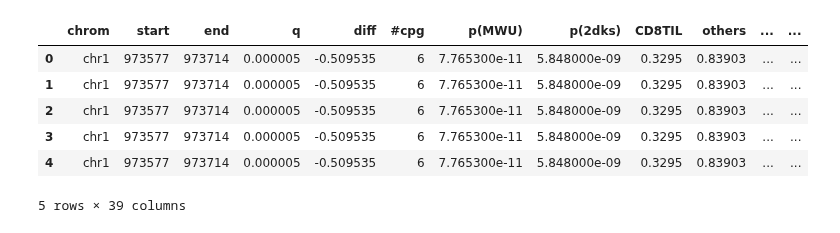
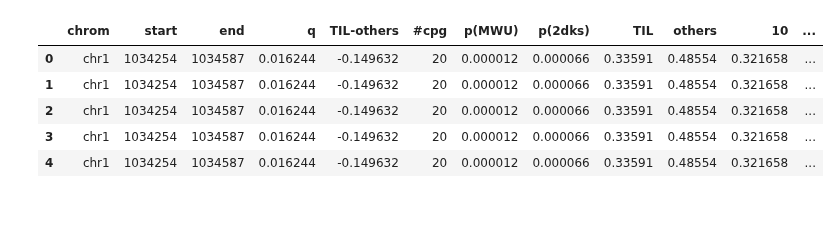
Before and after one commit to Irfanwustl/Research_code, a Jupyter notebook: preproecess_for_sig_input/notmeteline/efficientnahandle/pipe/diagnosis_ofDMRs/statplots/differentregion/differentRegion.ipynb, the cells around one changed output. Saved outputs shown, nothing was run; the diff lists cells and outputs as text; code cells hidden in the pictures.

```diff
--- a/preproecess_for_sig_input/notmeteline/efficientnahandle/pipe/diagnosis_ofDMRs/statplots/differentregion/differentRegion.ipynb
+++ b/preproecess_for_sig_input/notmeteline/efficientnahandle/pipe/diagnosis_ofDMRs/statplots/differentregion/differentRegion.ipynb
@@ -1,20 +1,19 @@
 # %%
 import pandas as pd
-ingenefile="/Users/irffanalahi/Research/Research_update/SM/melcfdref/LargerLTME/BluOurPBL/Dashboard/BlOurPBLourCD8TIL_out_mincpg2_q0.5_addedcol_q0.00001_diff0.1_hypo_noheader_genomic_feature_withrepeat_header_celltypeseperated/rowcombined/CD8TIL_row_combined.txt"
-outfile=ingenefile+"_Reversedprioritizedregion2.txt"
-priority_list=['repeat','promoter','3utrexon','5utrexon','intron','cds']#['repeat','cds','3utrexon','5utrexon','promoter','intron']#['promoter','cds','3utrexon','5utrexon','intron','repeat']
+ingenefile="/Users/irffanalahi/Research/Research_update/SM/melcfdref/bestworkingref/genomic_analysis/pbltilmel_mincp2outcutoff_addedcol_genomic_feature_withrepeat_header_celltypeseperated/TIL_row_combined.txt"
+outfile=ingenefile+"_prioritizedregion.txt"
+priority_list=['promoter','cds','3utrexon','5utrexon','intron','repeat']#['repeat','cds','3utrexon','5utrexon','promoter','intron']#['promoter','cds','3utrexon','5utrexon','intron','repeat']
 
 ingenedf=pd.read_csv(ingenefile,sep="\t")
 
 ingenedf.head()
 # %% [output]
-|  | chrom | start | end | q | diff | #cpg | p(MWU) | p(2dks) | CD8TIL | others | ... | ... |
-| 0 | chr1 | 973577 | 973714 | 0.000005 | -0.509535 | 6 | 7.765300e-11 | 5.848000e-09 | 0.3295 | 0.83903 | ... | ... |
-| 1 | chr1 | 973577 | 973714 | 0.000005 | -0.509535 | 6 | 7.765300e-11 | 5.848000e-09 | 0.3295 | 0.83903 | ... | ... |
-| 2 | chr1 | 973577 | 973714 | 0.000005 | -0.509535 | 6 | 7.765300e-11 | 5.848000e-09 | 0.3295 | 0.83903 | ... | ... |
-| 3 | chr1 | 973577 | 973714 | 0.000005 | -0.509535 | 6 | 7.765300e-11 | 5.848000e-09 | 0.3295 | 0.83903 | ... | ... |
-| 4 | chr1 | 973577 | 973714 | 0.000005 | -0.509535 | 6 | 7.765300e-11 | 5.848000e-09 | 0.3295 | 0.83903 | ... | ... |
+|  | chrom | start | end | q | TIL-others | #cpg | p(MWU) | p(2dks) | TIL | others | 10 | ... |
+| 0 | chr1 | 1034254 | 1034587 | 0.016244 | -0.149632 | 20 | 0.000012 | 0.000066 | 0.33591 | 0.48554 | 0.321658 | ... |
+| 1 | chr1 | 1034254 | 1034587 | 0.016244 | -0.149632 | 20 | 0.000012 | 0.000066 | 0.33591 | 0.48554 | 0.321658 | ... |
+| 2 | chr1 | 1034254 | 1034587 | 0.016244 | -0.149632 | 20 | 0.000012 | 0.000066 | 0.33591 | 0.48554 | 0.321658 | ... |
+| 3 | chr1 | 1034254 | 1034587 | 0.016244 | -0.149632 | 20 | 0.000012 | 0.000066 | 0.33591 | 0.48554 | 0.321658 | ... |
+| 4 | chr1 | 1034254 | 1034587 | 0.016244 | -0.149632 | 20 | 0.000012 | 0.000066 | 0.33591 | 0.48554 | 0.321658 | ... |
-5 rows × 39 columns
 # %%
 grouped=ingenedf.groupby(['chrom','start','end'])
 rowlist=[]
```
Also changed, not shown: 51 other files.
